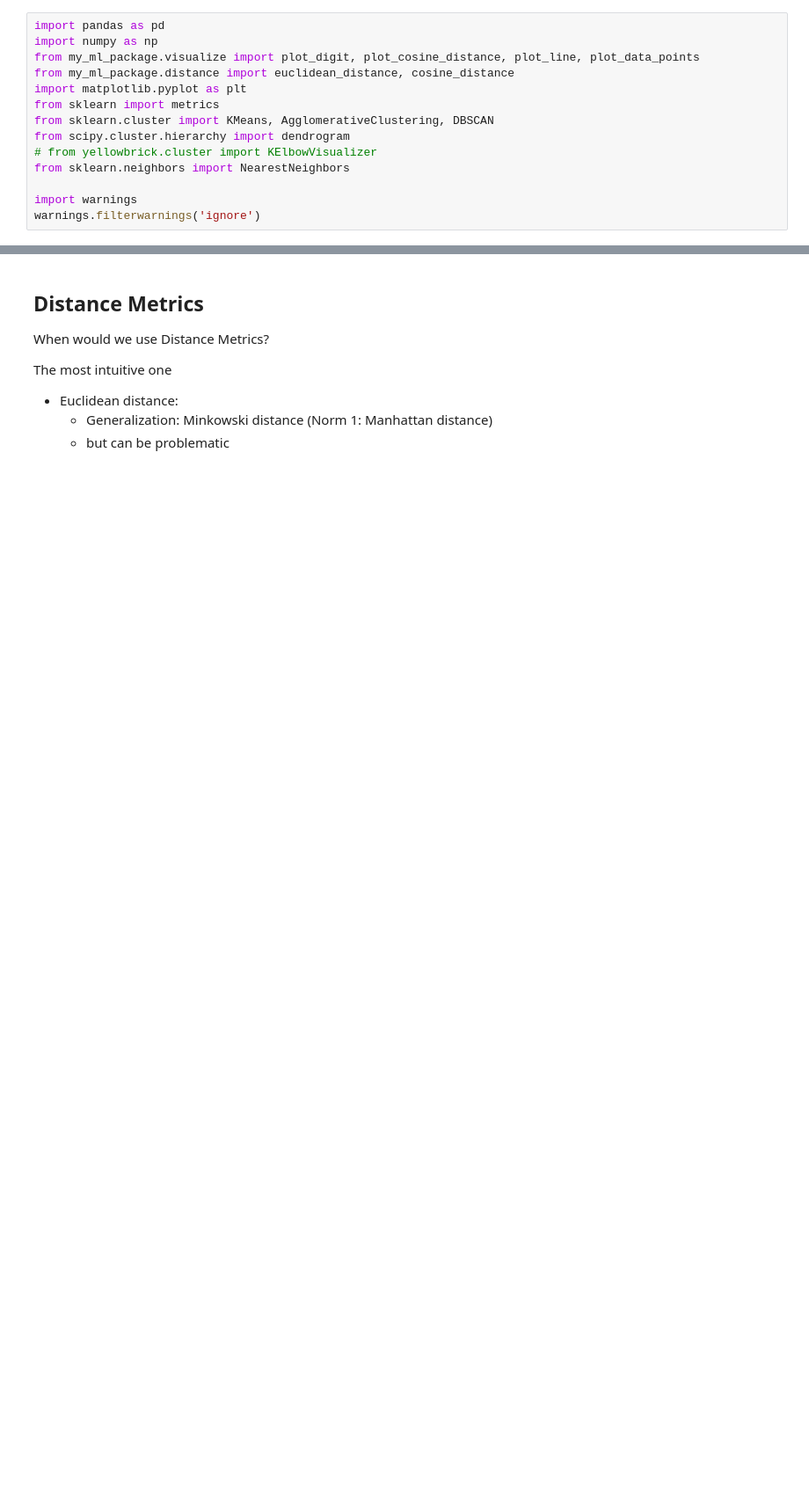
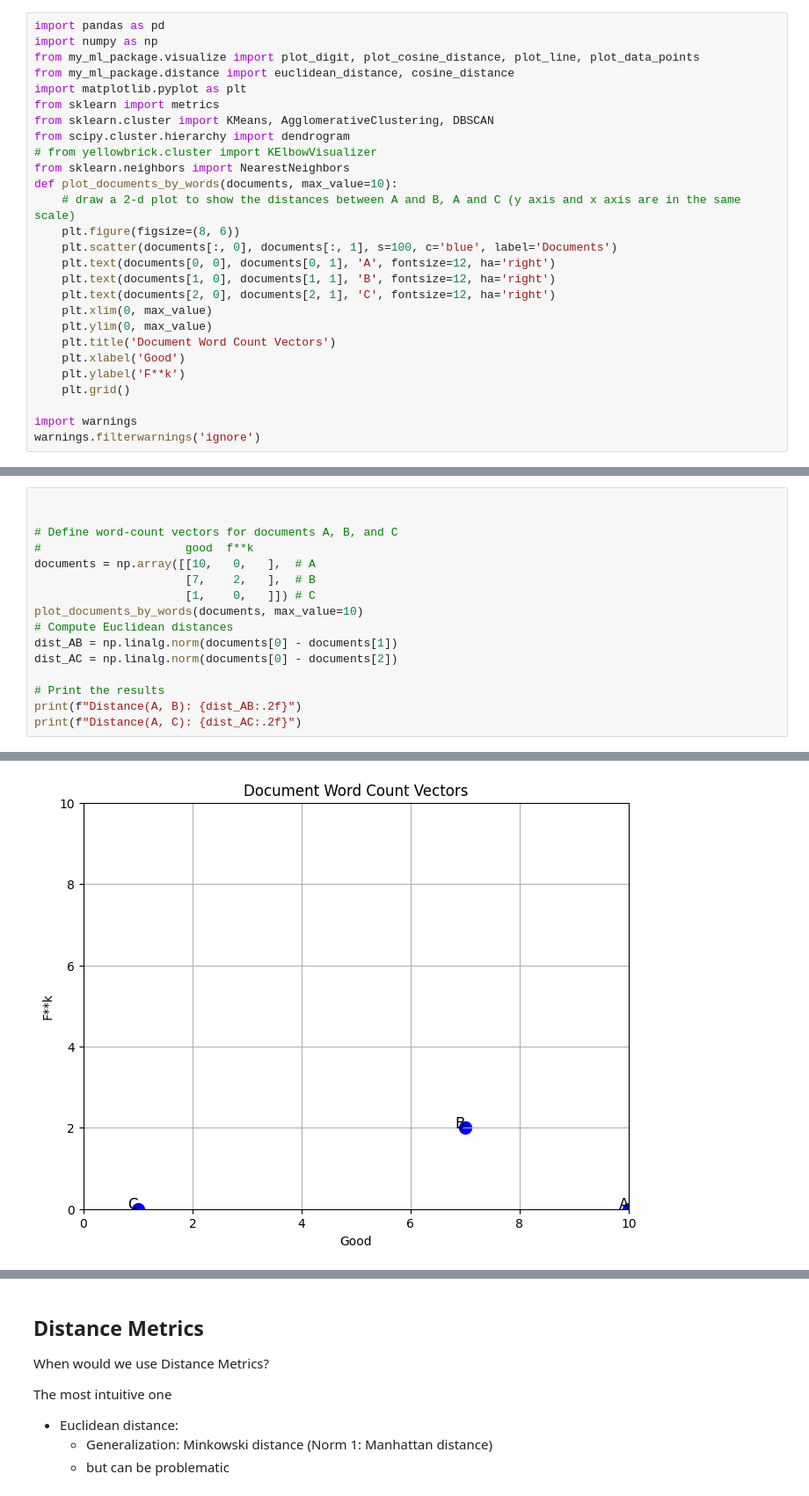
Before and after one commit to xinzhel/machine-learning-tutorials, a Jupyter notebook: 003-clustering-kmeans.ipynb, the cells around one changed output, grey strips where cells are left out. Shown at 88% size. Drawn from its saved outputs; the diff is of its cells as text; blank space fills up the shorter version.

```diff
--- a/003-clustering-kmeans.ipynb
+++ b/003-clustering-kmeans.ipynb
@@ -9,6 +9,19 @@ from sklearn.cluster import KMeans, AgglomerativeClustering, DBSCAN
 from scipy.cluster.hierarchy import dendrogram
 # from yellowbrick.cluster import KElbowVisualizer
 from sklearn.neighbors import NearestNeighbors
+def plot_documents_by_words(documents, max_value=10):
+    # draw a 2-d plot to show the distances between A and B, A and C (y axis and x axis are in the same scale)
+    plt.figure(figsize=(8, 6))
+    plt.scatter(documents[:, 0], documents[:, 1], s=100, c='blue', label='Documents')
+    plt.text(documents[0, 0], documents[0, 1], 'A', fontsize=12, ha='right')
+    plt.text(documents[1, 0], documents[1, 1], 'B', fontsize=12, ha='right')
+    plt.text(documents[2, 0], documents[2, 1], 'C', fontsize=12, ha='right')
+    plt.xlim(0, max_value)
+    plt.ylim(0, max_value)
+    plt.title('Document Word Count Vectors')
+    plt.xlabel('Good')
+    plt.ylabel('F**k')
+    plt.grid()
 
 import warnings
 warnings.filterwarnings('ignore')
@@ -14,0 +59,17 @@ warnings.filterwarnings('ignore')
+# %%
+
+
+# Define word-count vectors for documents A, B, and C
+#                     good  f**k
+documents = np.array([[10,   0,   ],  # A
+                      [7,    2,   ],  # B
+                      [1,    0,   ]]) # C
+plot_documents_by_words(documents, max_value=10)
+# Compute Euclidean distances
+dist_AB = np.linalg.norm(documents[0] - documents[1])
+dist_AC = np.linalg.norm(documents[0] - documents[2])
+
+# Print the results
+print(f"Distance(A, B): {dist_AB:.2f}")
+print(f"Distance(A, C): {dist_AC:.2f}")
+# %% [output]
@@ -14,0 +78 @@ warnings.filterwarnings('ignore')
+[figure, added]
```
Also changed, not shown: parts of 14 cells of this notebook, 4 other files.
